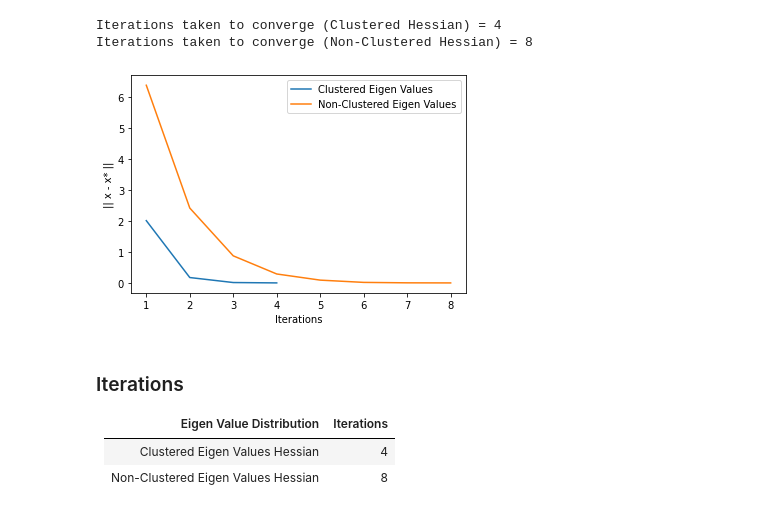
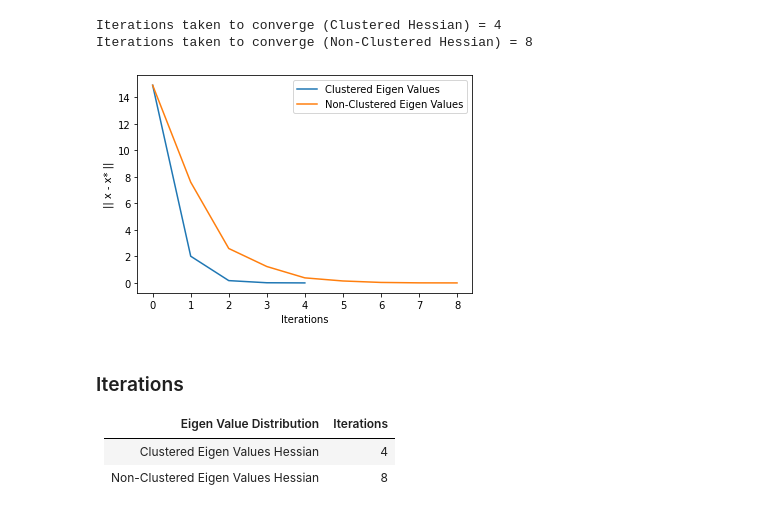
Before and after one commit to JACOBIN-SCTCS/Numerical-Optimization, a Jupyter notebook: Assignment2/Assignment2.ipynb, the cells around one changed output. Cells and saved outputs as stored; diff of their text form; code cells hidden in the pictures.

Commit message:
corrected to have same optima point

```diff
--- a/Assignment2/Assignment2.ipynb
+++ b/Assignment2/Assignment2.ipynb
@@ -112,10 +112,13 @@ non_clustered_H = np.array([[ 2.92585425e+00,  4.36120408e-01,  1.39704153e-01,
                             [-1.18921648e-01,  3.43338032e-01, -2.36265947e-01, -3.88387060e-01,  4.91740275e-01,  1.85484789e-01, -3.84164030e-01,  8.60087911e-03,  2.31941793e+00]])
 
 initial_point = np.zeros((9,1))
-b = np.array([[1],[3],[4],[5],[6],[2],[9],[8],[7]])
 
-optimal_solution_clustered = np.linalg.solve(clustered_H,b)
-optimal_solution_non_clustered = np.linalg.solve(non_clustered_H,b)
+# Setting the value of b such that the optimal points x* is the same for both cases
+b_clustered = np.array([[1],[3],[4],[5],[6],[2],[9],[8],[7]])
+b_non_clustered = np.array([[ 2.97096766],[10.69015604],[ 5.5811995 ],[ 9.46025185],[ 7.61789955],[ 4.95850308],[ 8.39644356],[ 9.40582796],[11.03959373]])
+
+optimal_solution_clustered = np.linalg.solve(clustered_H,b_clustered)
+optimal_solution_non_clustered = np.linalg.solve(non_clustered_H,b_non_clustered)
 # %%
 # Determine the eigen values of the Hessian Matrices defined.
 eig_val_cl , eig_vec_cl = np.linalg.eig(clustered_H)
@@ -135,8 +138,9 @@ plt.show()
 [figure]
 # %%
 # Obtain the solutions from the Conjugate Desecent method
-it_cl,ans_cl,iterates_cl = conjugate_gradient(clustered_H,b,initial_point)
-it_ncl,ans_ncl,iterates_ncl = conjugate_gradient(non_clustered_H,b,initial_point)
+
+it_cl,ans_cl,iterates_cl = conjugate_gradient(clustered_H,b_clustered,initial_point)
+it_ncl,ans_ncl,iterates_ncl = conjugate_gradient(non_clustered_H,b_non_clustered,initial_point)
 
 print("Iterations taken to converge (Clustered Hessian) = " + str(it_cl))
 print("Iterations taken to converge (Non-Clustered Hessian) = " + str(it_ncl))
@@ -146,24 +150,24 @@ Iterations taken to converge (Non-Clustered Hessian) = 8
 # %%
 distance_to_optima_cl = []
 distance_to_optima_ncl = []
 
 for i in range(len(iterates_cl)):
     distance_to_optima_cl.append(np.linalg.norm(iterates_cl[i]- optimal_solution_clustered))
 
 for i in range(len(iterates_ncl)):
     distance_to_optima_ncl.append(np.linalg.norm(iterates_ncl[i]-optimal_solution_non_clustered))
 
 indices_1 = np.arange(len(distance_to_optima_cl))
-plt.plot(indices_1[1:],distance_to_optima_cl[1:],label='Clustered Eigen Values')
+plt.plot(indices_1,distance_to_optima_cl,label='Clustered Eigen Values')
 indices_2 = np.arange(len(distance_to_optima_ncl))
-plt.plot(indices_2[1:],distance_to_optima_ncl[1:],label='Non-Clustered Eigen Values')
+plt.plot(indices_2,distance_to_optima_ncl,label='Non-Clustered Eigen Values')
 
 plt.xlabel("Iterations")
 plt.ylabel("|| x - x* ||")
 plt.legend(loc='upper right')
 plt.show()
 # %% [output]
-[figure, old version]
+[figure, new version]
 # %% [markdown]
 
 ### Iterations
```
